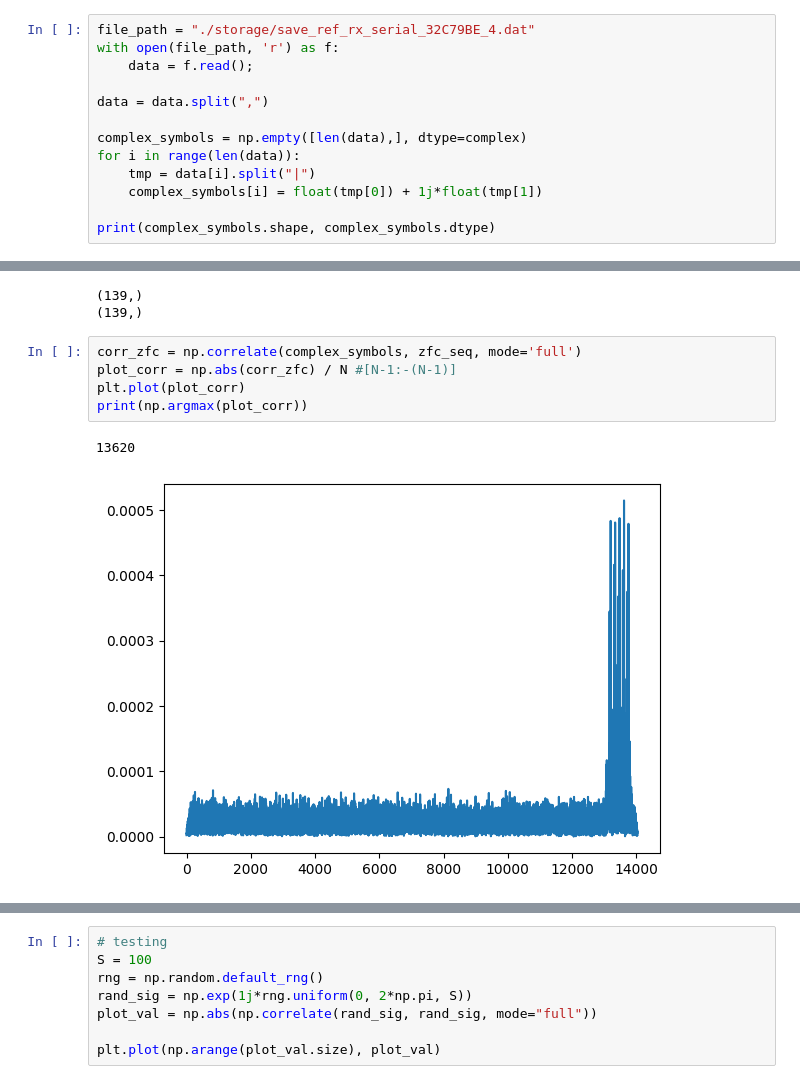
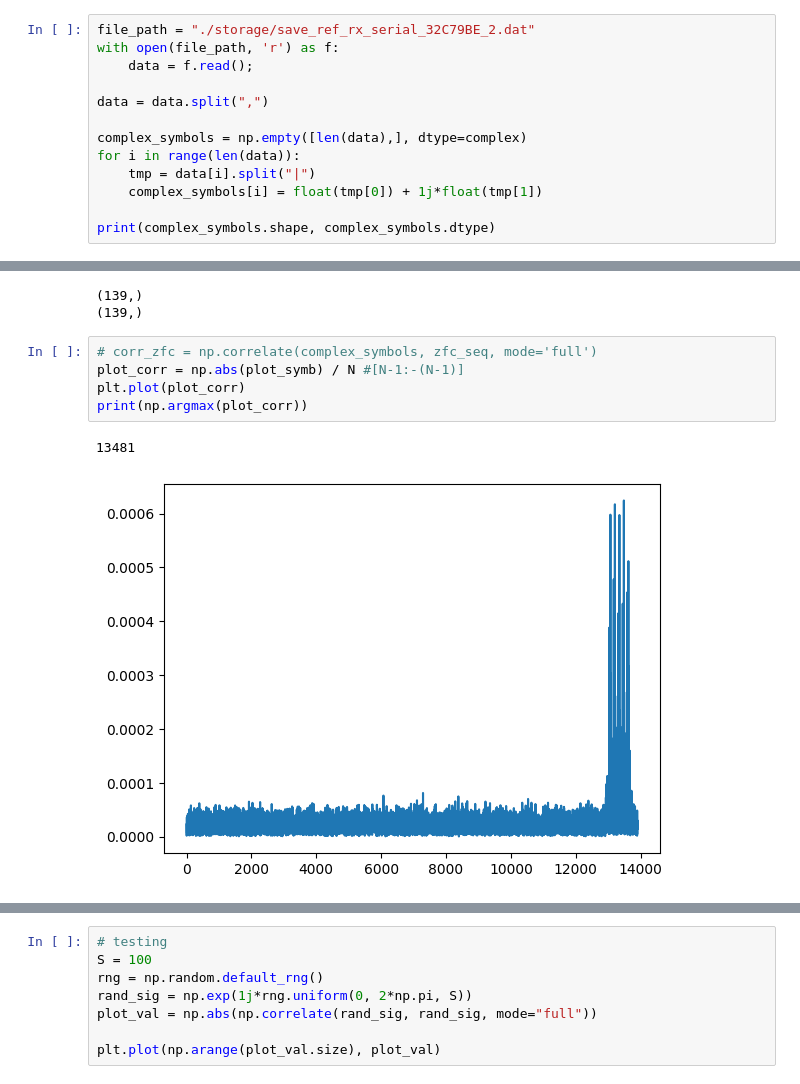
Before and after one commit to navya-xx/OTA-C, a Jupyter notebook: cpp/save_corr_data_analysis.ipynb, the cells around one changed output, grey strips where cells are left out. Drawn from its saved outputs; the diff is of its cells as text.

```diff
--- a/cpp/save_corr_data_analysis.ipynb
+++ b/cpp/save_corr_data_analysis.ipynb
@@ -3,7 +3,7 @@ import numpy as np
 from matplotlib import pyplot as plt
 import csv
 # %%
-file_path = "./storage/save_ref_rx_serial_32C79BE_4.dat"
+file_path = "./storage/save_ref_rx_serial_32C79BE_2.dat"
 with open(file_path, 'r') as f:
     data = f.read();
 
@@ -36,13 +36,13 @@ print(zfc_seq_rep.shape)
 (139,)
 (139,)
 # %%
-corr_zfc = np.correlate(complex_symbols, zfc_seq, mode='full')
-plot_corr = np.abs(corr_zfc) / N #[N-1:-(N-1)]
+# corr_zfc = np.correlate(complex_symbols, zfc_seq, mode='full')
+plot_corr = np.abs(plot_symb) / N #[N-1:-(N-1)]
 plt.plot(plot_corr)
 print(np.argmax(plot_corr))
 # %% [output]
-13620
+13481
-[figure, old version]
+[figure, new version]
 # %%
 pmax = np.argmax(plot_corr).item()
 plt.plot(plot_corr[pmax-N*5 : pmax + N*8])
```
Also changed, not shown: parts of 2 cells of this notebook, 5 other files.
